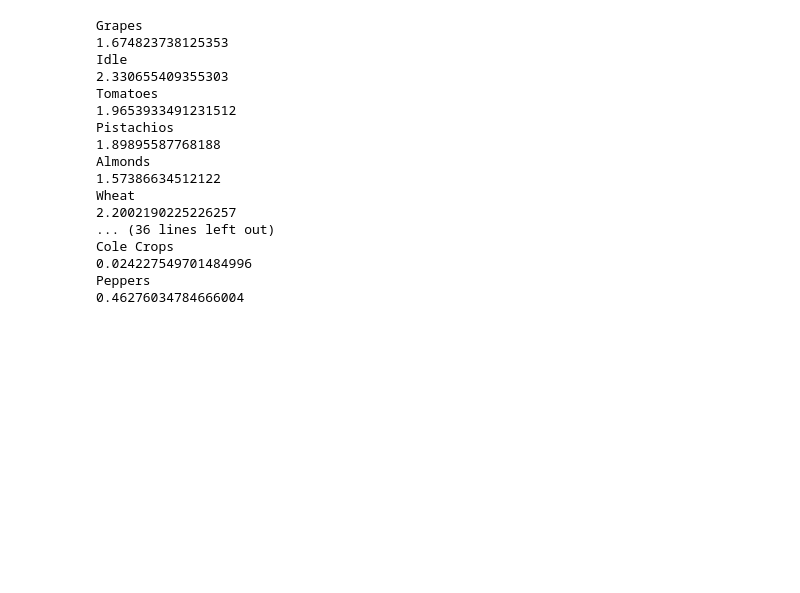
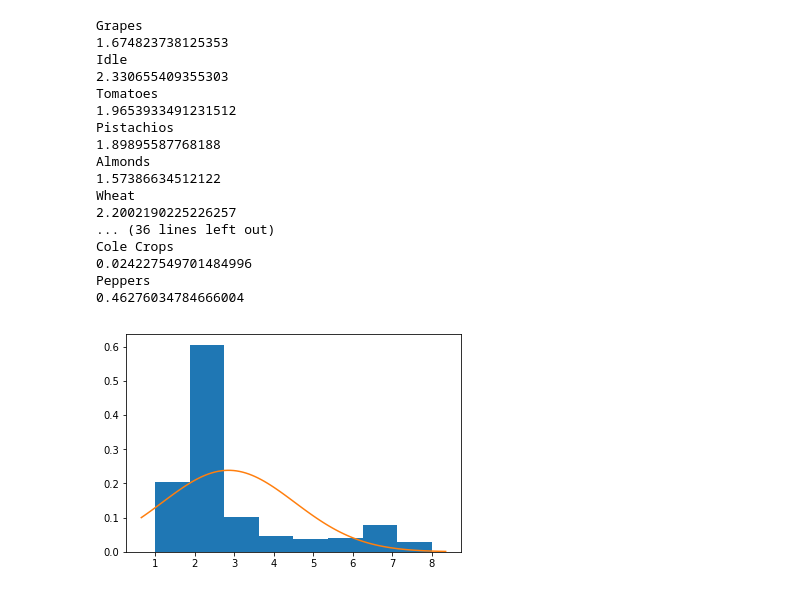
Before and after one commit to bryan-wu/powwowEnergyCapstone, a Jupyter notebook: data_analysis/draw_hist_crop_eta.ipynb, the cells around one changed output. Cells and saved outputs as stored; diff of their text form; code cells hidden in the pictures; blank space fills up the shorter version.

Commit message:
drew bell curve fit for every crop

```diff
--- a/data_analysis/draw_hist_crop_eta.ipynb
+++ b/data_analysis/draw_hist_crop_eta.ipynb
@@ -92,3 +93,18 @@ Cole Crops
 0.024227549701484996
 Peppers
 0.46276034784666004
+# %%
+def fit_norm_by_crop(eta_arr, crop, save_to_file = False):
+    mean, std=norm.fit(np.array(eta_arr, dtype=np.float64))
+    plt.hist(np.array(eta_arr, dtype=np.float64), bins=8, density=True)
+    xmin, xmax = plt.xlim()
+    x = np.linspace(xmin, xmax, 100)
+    y = norm.pdf(x, mean, std)
+    plt.plot(x, y)
+    if save_to_file:
+        plt.savefig('../plots/' + crop + '_eta_normFit.png')
+    plt.show()
+# %%
+fit_norm_by_crop(crops_dict["Grapes"], "Grapes")
+# %% [output]
+[figure, added]
```
Also changed, not shown: parts of 2 cells of this notebook.
